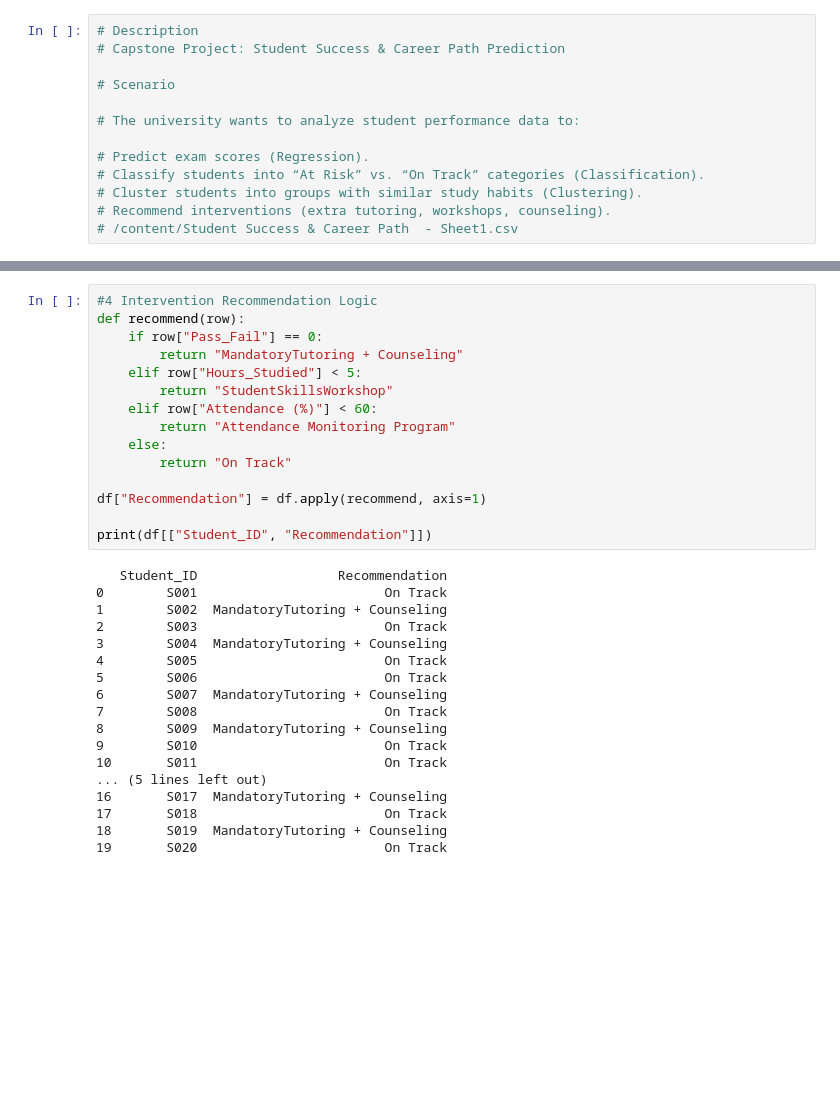
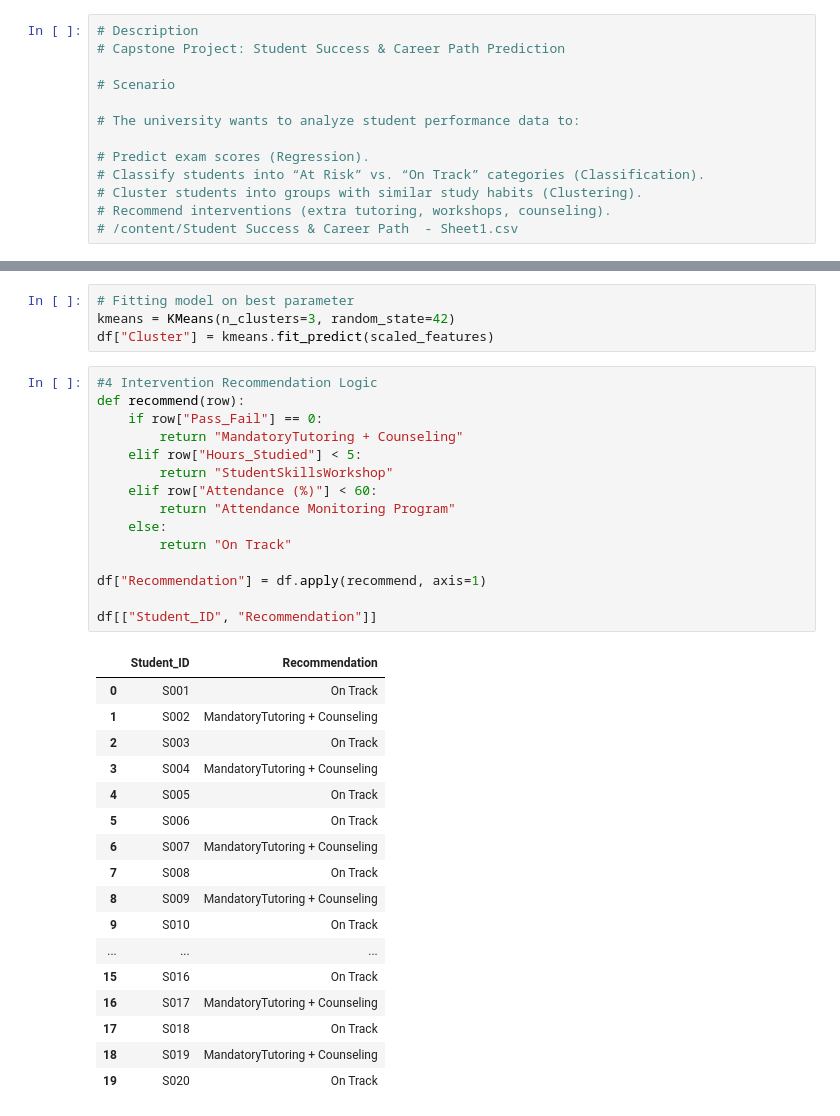
Before and after one commit to SatyamThakur0/28_February, a Jupyter notebook: student_success&career_path_prediction.ipynb, the cells around one changed output, grey strips where cells are left out. Saved outputs shown, nothing was run; the diff lists cells and outputs as text; blank space fills up the shorter version.

```diff
--- a/student_success&career_path_prediction.ipynb
+++ b/student_success&career_path_prediction.ipynb
@@ -100,33 +132,37 @@ print(df[["Student_ID", "Cluster"]])
+# %%
+# Fitting model on best parameter
+kmeans = KMeans(n_clusters=3, random_state=42)
+df["Cluster"] = kmeans.fit_predict(scaled_features)
 # %%
 #4 Intervention Recommendation Logic
 def recommend(row):
     if row["Pass_Fail"] == 0:
         return "MandatoryTutoring + Counseling"
     elif row["Hours_Studied"] < 5:
         return "StudentSkillsWorkshop"
     elif row["Attendance (%)"] < 60:
         return "Attendance Monitoring Program"
     else:
         return "On Track"
 
 df["Recommendation"] = df.apply(recommend, axis=1)
 
-print(df[["Student_ID", "Recommendation"]])
+df[["Student_ID", "Recommendation"]]
 # %% [output]
-   Student_ID                  Recommendation
-0        S001                        On Track
-1        S002  MandatoryTutoring + Counseling
-2        S003                        On Track
-3        S004  MandatoryTutoring + Counseling
-4        S005                        On Track
-5        S006                        On Track
-6        S007  MandatoryTutoring + Counseling
-7        S008                        On Track
-8        S009  MandatoryTutoring + Counseling
-9        S010                        On Track
-10       S011                        On Track
-... (5 lines left out)
-16       S017  MandatoryTutoring + Counseling
-17       S018                        On Track
-18       S019  MandatoryTutoring + Counseling
-19       S020                        On Track
+|  | Student_ID | Recommendation |
+| 0 | S001 | On Track |
+| 1 | S002 | MandatoryTutoring + Counseling |
+| 2 | S003 | On Track |
+| 3 | S004 | MandatoryTutoring + Counseling |
+| 4 | S005 | On Track |
+| 5 | S006 | On Track |
+| 6 | S007 | MandatoryTutoring + Counseling |
+| 7 | S008 | On Track |
+| 8 | S009 | MandatoryTutoring + Counseling |
+| 9 | S010 | On Track |
+| ... | ... | ... |
+| 15 | S016 | On Track |
+| 16 | S017 | MandatoryTutoring + Counseling |
+| 17 | S018 | On Track |
+| 18 | S019 | MandatoryTutoring + Counseling |
+| 19 | S020 | On Track |
```
Also changed, not shown: parts of 8 cells of this notebook, 1 other file.
